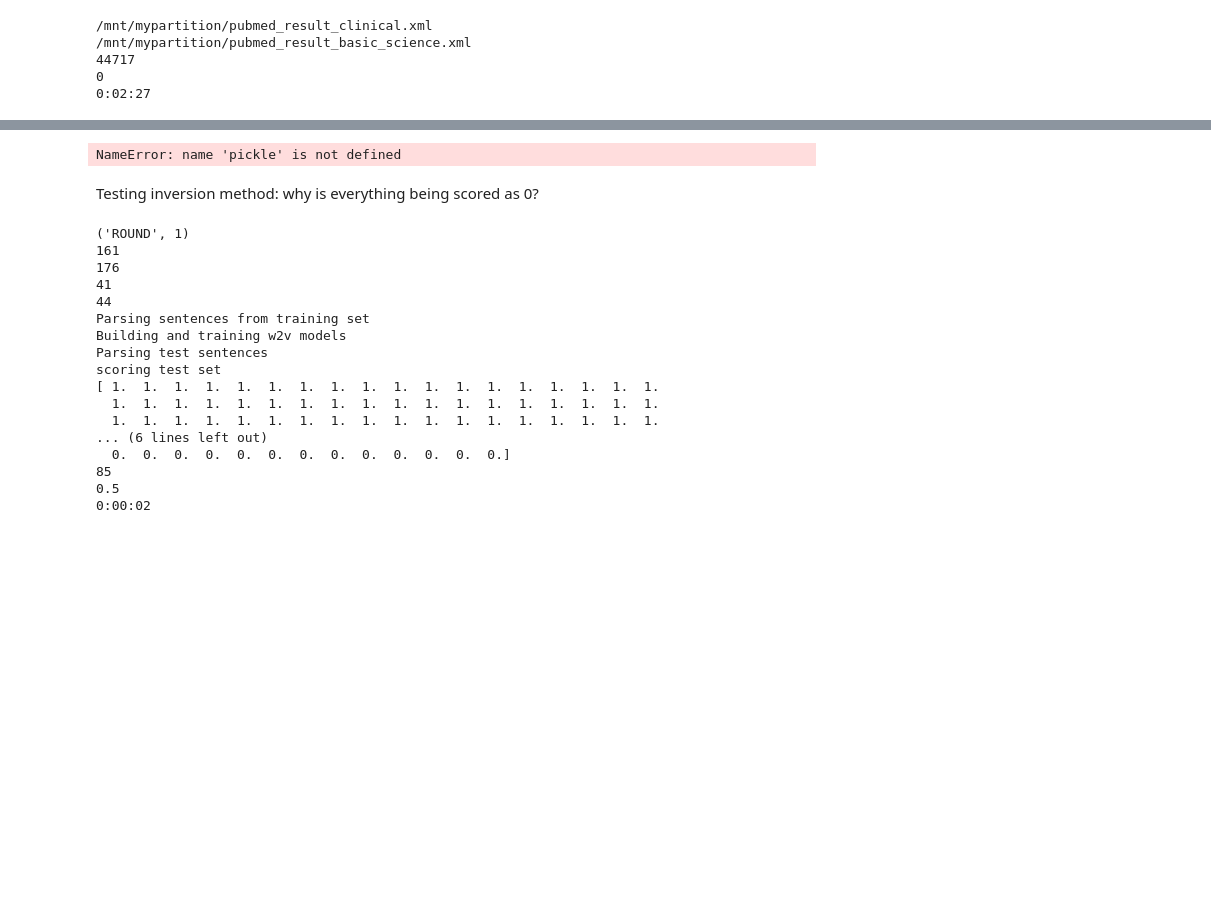
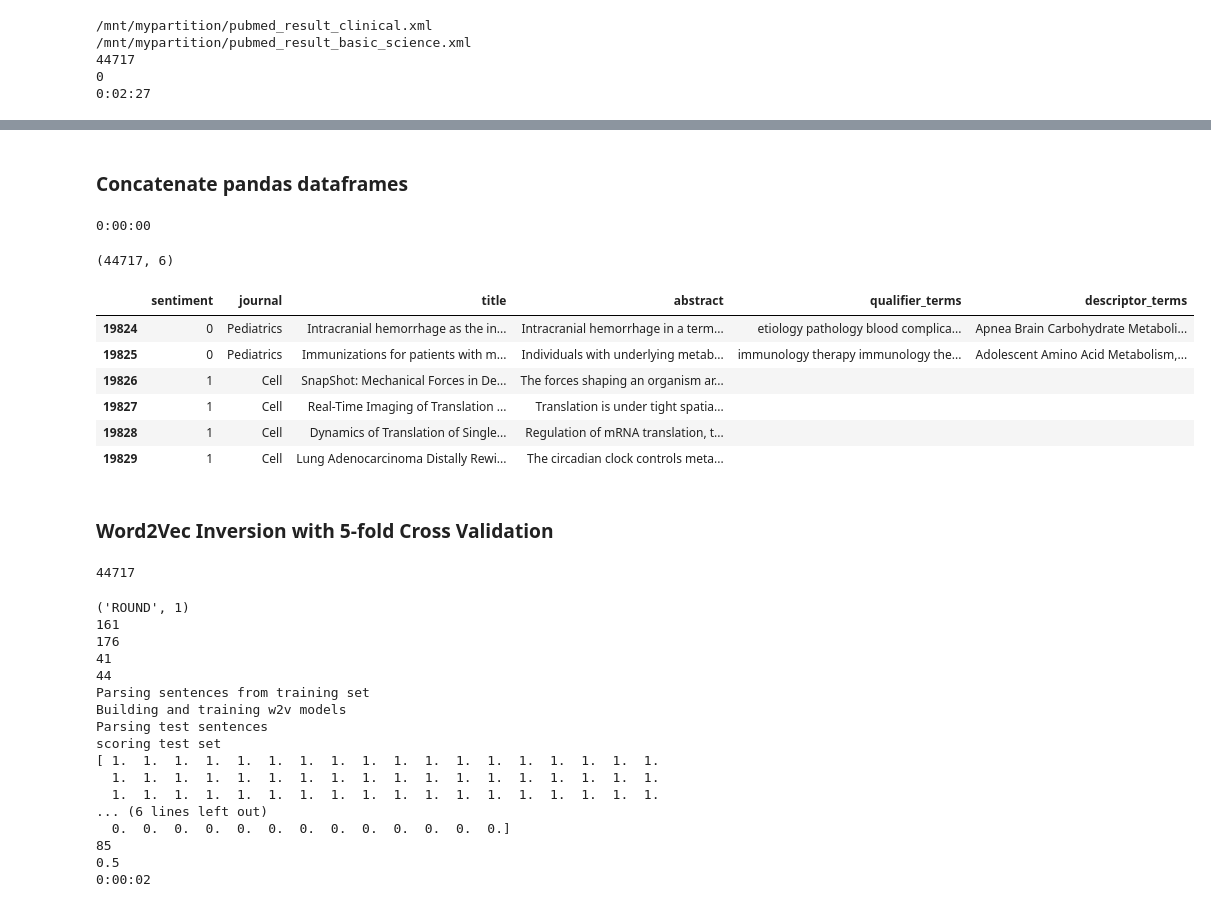
Before and after one commit to sarahwie/pubmed_nlp_research, a Jupyter notebook: journals_Pubmed_word2vec_inversion.ipynb, the cells around one changed output, grey strips where cells are left out. Cells and saved outputs as stored; diff of their text form; code cells hidden in the pictures; blank space fills up the shorter version.

Commit message:
journals subset code

```diff
--- a/journals_Pubmed_word2vec_inversion.ipynb
+++ b/journals_Pubmed_word2vec_inversion.ipynb
@@ -127 +128,10 @@ print len(rootNew.getchildren())
+# %%
+titlesClinical = ['Journal of general internal medicine', 'Annals of emergency medicine', 'Pediatrics',
+                  'The Journal of pediatrics', 'Journal of clinical hypertension (Greenwich, Conn.)', 'Annals of medicine',
+                  'Academic emergency medicine : official journal of the Society for Academic Emergency Medicine',
+                  'Annals of internal medicine']
+
+titlesBasicScience = ['The Journal of biological chemistry','Nucleic acids research', 'Cell',
+                      'Methods in molecular biology (Clifton, N.J.)', 'Nature cell biology',
+                      'Progress in biophysics and molecular biology', 'Molecular and cellular biology']
 # %%
@@ -227,0 +192,20 @@ pickle.dump(df, open('/mnt/mypartition/Desktop2/dfJournalsSubset.p', 'wb'))
+# %%
+a = datetime.datetime.now().replace(microsecond=0)
+
+filenames = ['/mnt/mypartition/pubmed_result_clinical.xml','/mnt/mypartition/pubmed_result_basic_science.xml']
+
+i = 0
+for file in filenames:
+    print file
+    xml_file = ET.parse(file)
+    root = xml_file.getroot()
+    if i == 0:
+        df1 = pd.DataFrame(list(iter_docs(root)))
+        df1 = df1[['sentiment', 'journal', 'title', 'abstract', 'qualifier_terms', 'descriptor_terms']]
+    elif i == 1:
+        df2 = pd.DataFrame(list(iter_docs(root)))
+        df2 = df2[['sentiment', 'journal', 'title', 'abstract', 'qualifier_terms', 'descriptor_terms']]
+    i = i + 1
+
+b = datetime.datetime.now().replace(microsecond=0)
+print(b-a)
@@ -227,0 +246,19 @@ pickle.dump(df, open('/mnt/mypartition/Desktop2/dfJournalsSubset.p', 'wb'))
+# %% [markdown]
+### Concatenate pandas dataframes
+# %%
+frames = [df1, df2]
+dfJournalsSubset = pd.concat(frames, ignore_index=True)
+# %% [output]
+0:00:00
+# %%
+print dfJournalsSubset.shape
+dfJournalsSubset[19824:19830]
+# %% [output]
+(44717, 6)
+|  | sentiment | journal | title | abstract | qualifier_terms | descriptor_terms |
+| 19824 | 0 | Pediatrics | Intracranial hemorrhage as the in... | Intracranial hemorrhage in a term... | etiology pathology blood complica... | Apnea Brain Carbohydrate Metaboli... |
+| 19825 | 0 | Pediatrics | Immunizations for patients with m... | Individuals with underlying metab... | immunology therapy immunology the... | Adolescent Amino Acid Metabolism,... |
+| 19826 | 1 | Cell | SnapShot: Mechanical Forces in De... | The forces shaping an organism ar... |  |  |
+| 19827 | 1 | Cell | Real-Time Imaging of Translation ... | Translation is under tight spatia... |  |  |
+| 19828 | 1 | Cell | Dynamics of Translation of Single... | Regulation of mRNA translation, t... |  |  |
+| 19829 | 1 | Cell | Lung Adenocarcinoma Distally Rewi... | The circadian clock controls meta... |  |  |
@@ -228,8 +267,10 @@ pickle.dump(df, open('/mnt/mypartition/Desktop2/dfJournalsSubset.p', 'wb'))
+# %% [markdown]
+### Word2Vec Inversion with 5-fold Cross Validation
 # %%
-df = pickle.load(open('/home/sarahwie/Documents/pubmed-nlp-research/pickled_objects/dfJournals.p', 'rb'))
+df = pickle.load(open('/mnt/mypartition/Desktop2/pubmed_nlp_research/pickled_objects/dfJournalsSubset.p', 'rb'))
 print len(df)
 # %% [output]
-NameError: name 'pickle' is not defined
+44717
 # %%
 """
 docprob takes two lists
@@ -257,8 +298,6 @@ def docprob(docs, mods):
     prob["doc"] = [i for i,d in enumerate(docs) for s in d]
     prob = prob.groupby("doc").mean()
     return prob
-# %% [markdown]
-Testing inversion method: why is everything being scored as 0?
 # %%
 a = datetime.datetime.now().replace(microsecond=0)
 
```
Also changed, not shown: parts of 15 cells of this notebook.
